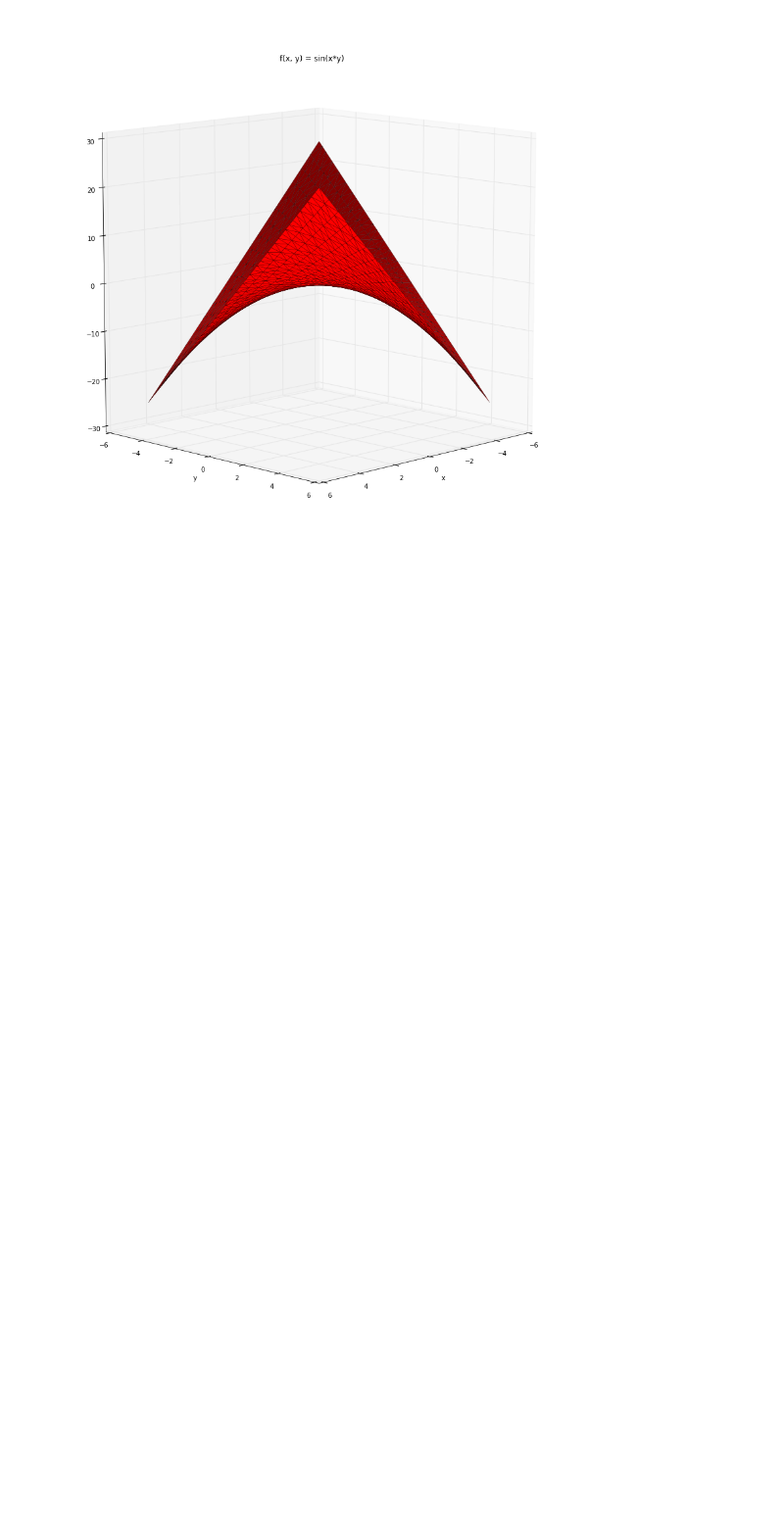
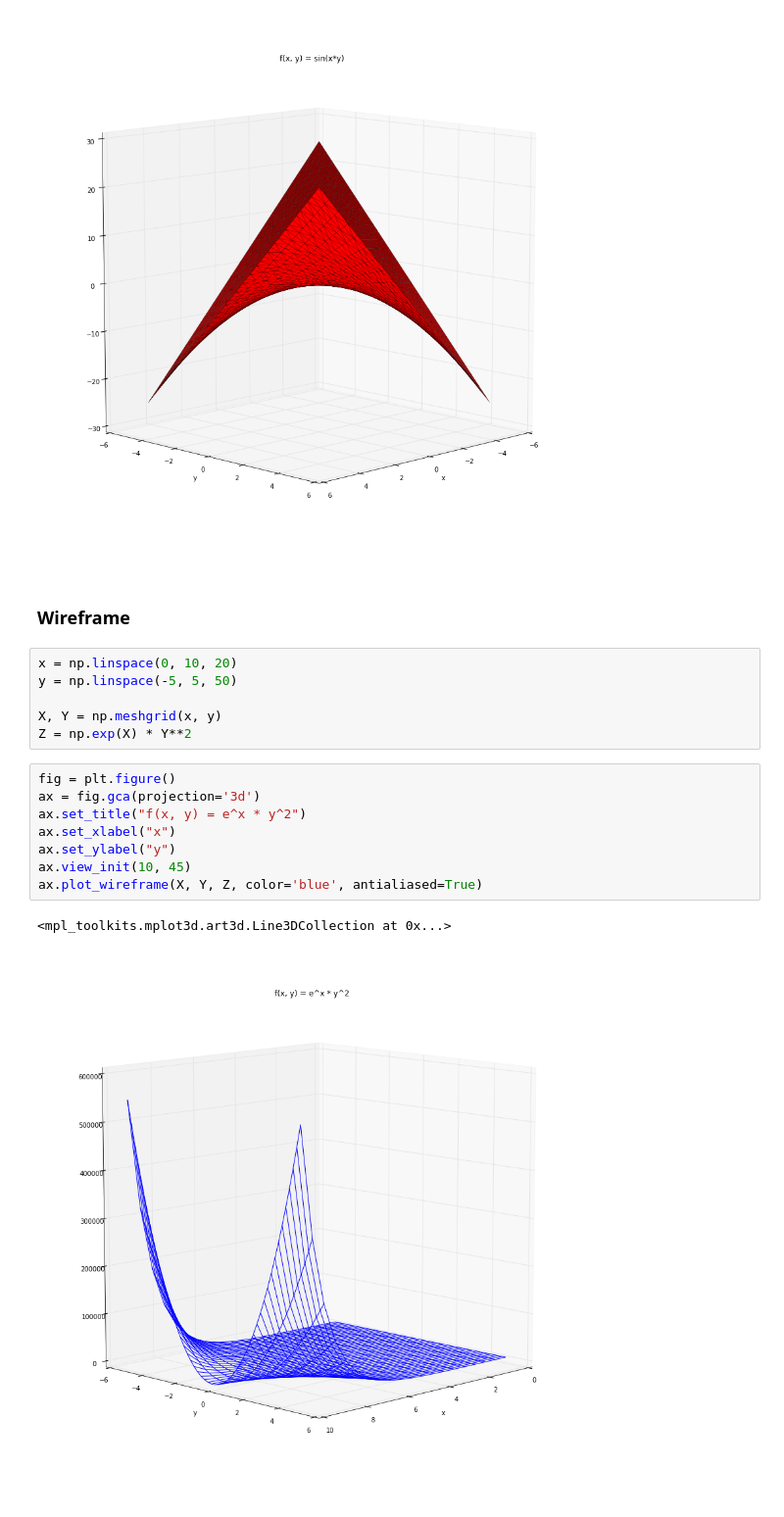
Before and after one commit to HKervadec/pyplot_zoo, a Jupyter notebook: index.ipynb, the cells around one changed output. Shown at 98% size. Cells and saved outputs as stored; diff of their text form; blank space fills up the shorter version.

```diff
--- a/index.ipynb
+++ b/index.ipynb
@@ -75,3 +87,22 @@ ax.plot_trisurf(X, Y, Z, linewidth=0.2, antialiased=True, color="red")
 # %% [output]
 <mpl_toolkits.mplot3d.art3d.Poly3DCollection at 0x...>
 [figure]
+# %% [markdown]
+### Wireframe
+# %%
+x = np.linspace(0, 10, 20)
+y = np.linspace(-5, 5, 50)
+
+X, Y = np.meshgrid(x, y)
+Z = np.exp(X) * Y**2
+# %%
+fig = plt.figure()
+ax = fig.gca(projection='3d')
+ax.set_title("f(x, y) = e^x * y^2")
+ax.set_xlabel("x")
+ax.set_ylabel("y")
+ax.view_init(10, 45)
+ax.plot_wireframe(X, Y, Z, color='blue', antialiased=True)
+# %% [output]
+<mpl_toolkits.mplot3d.art3d.Line3DCollection at 0x...>
+[figure, added]
```
Also changed, not shown: parts of 3 cells of this notebook, 1 other file.
